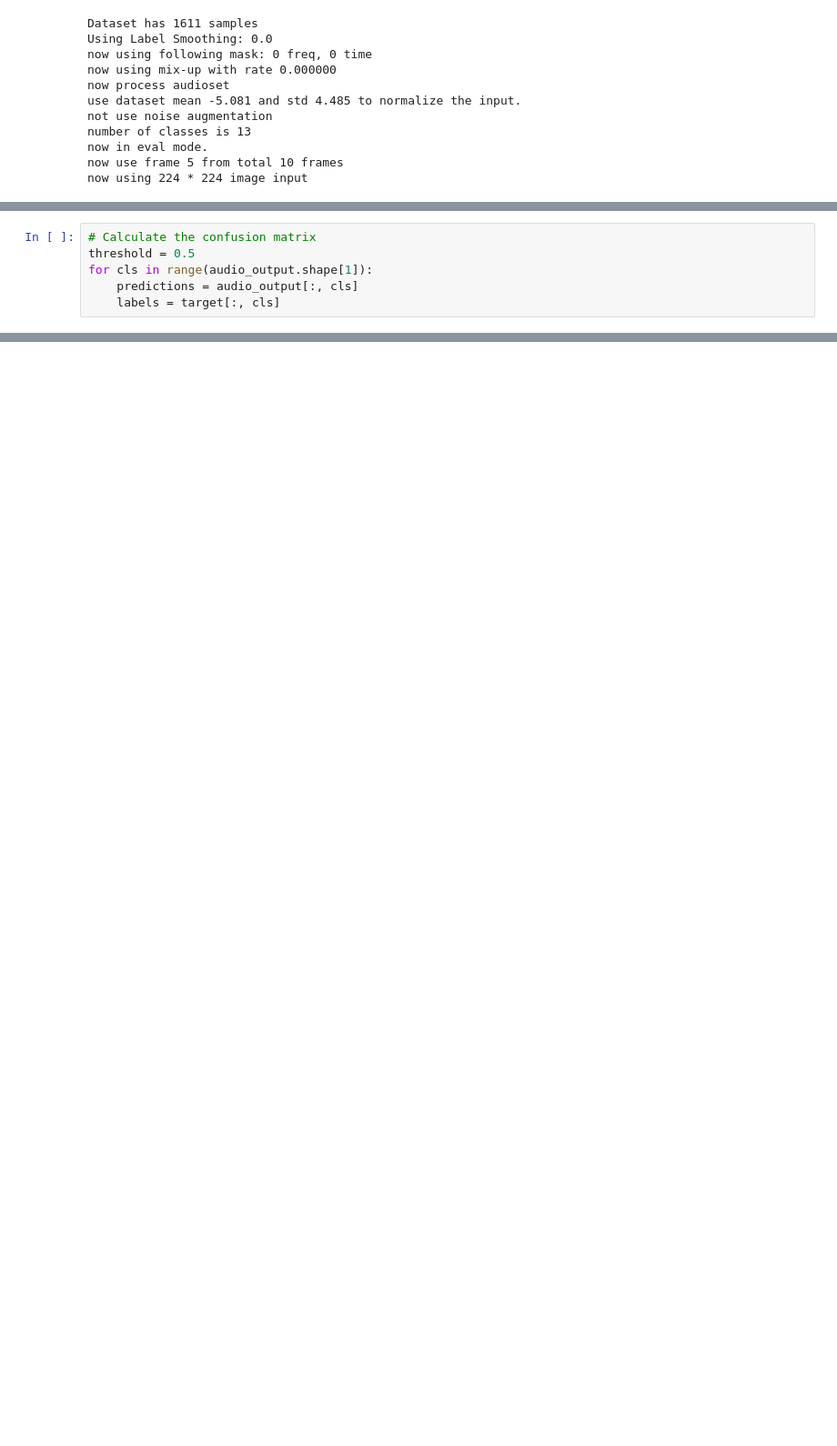
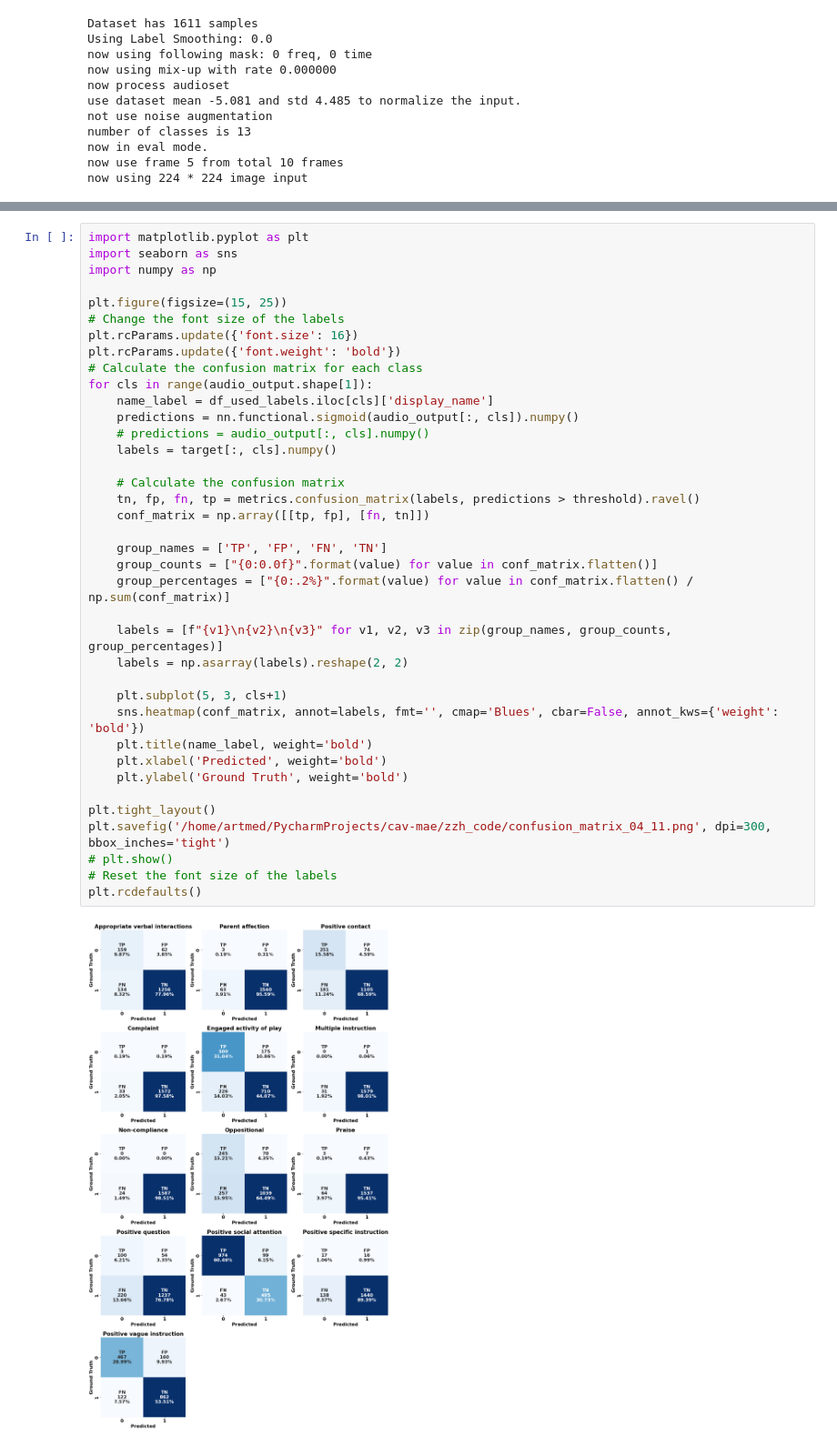
Before and after one commit to zzhao-98/cav-mae, a Jupyter notebook: zzh_code/model_evaluation.ipynb, the cells around one changed output, grey strips where cells are left out. Shown at 91% size. Cells and saved outputs as stored; diff of their text form; blank space fills up the shorter version.

Commit message:
Evaluation code updated for global statistic analysis and confusion matrix generation.

```diff
--- a/zzh_code/model_evaluation.ipynb
+++ b/zzh_code/model_evaluation.ipynb
@@ -243,6 +237,0 @@ torch.Size([1611, 13])
-# %%
-# Calculate the confusion matrix
-threshold = 0.5
-for cls in range(audio_output.shape[1]):
-    predictions = audio_output[:, cls]
-    labels = target[:, cls]
@@ -262,0 +297,40 @@ torch.Size([1611])
+# %%
+import matplotlib.pyplot as plt
+import seaborn as sns
+import numpy as np
+
+plt.figure(figsize=(15, 25))
+# Change the font size of the labels
+plt.rcParams.update({'font.size': 16})
+plt.rcParams.update({'font.weight': 'bold'})
+# Calculate the confusion matrix for each class
+for cls in range(audio_output.shape[1]):
+    name_label = df_used_labels.iloc[cls]['display_name']
+    predictions = nn.functional.sigmoid(audio_output[:, cls]).numpy()
+    # predictions = audio_output[:, cls].numpy()
+    labels = target[:, cls].numpy()
+
+    # Calculate the confusion matrix
+    tn, fp, fn, tp = metrics.confusion_matrix(labels, predictions > threshold).ravel()
+    conf_matrix = np.array([[tp, fp], [fn, tn]])
+
+    group_names = ['TP', 'FP', 'FN', 'TN']
+    group_counts = ["{0:0.0f}".format(value) for value in conf_matrix.flatten()]
+    group_percentages = ["{0:.2%}".format(value) for value in conf_matrix.flatten() / np.sum(conf_matrix)]
+
+    labels = [f"{v1}\n{v2}\n{v3}" for v1, v2, v3 in zip(group_names, group_counts, group_percentages)]
+    labels = np.asarray(labels).reshape(2, 2)
+
+    plt.subplot(5, 3, cls+1)
+    sns.heatmap(conf_matrix, annot=labels, fmt='', cmap='Blues', cbar=False, annot_kws={'weight': 'bold'})
+    plt.title(name_label, weight='bold')
+    plt.xlabel('Predicted', weight='bold')
+    plt.ylabel('Ground Truth', weight='bold')
+
+plt.tight_layout()
+plt.savefig('/home/artmed/PycharmProjects/cav-mae/zzh_code/confusion_matrix_04_11.png', dpi=300, bbox_inches='tight')
+# plt.show()
+# Reset the font size of the labels
+plt.rcdefaults()
+# %% [output]
+[figure, added]
```
Also changed, not shown: parts of 8 cells of this notebook, 2 other files.
